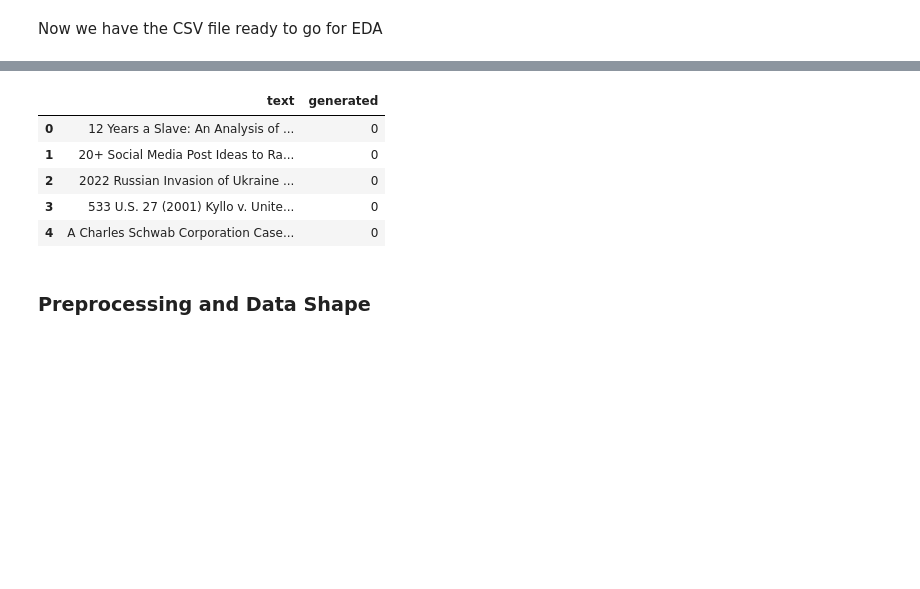
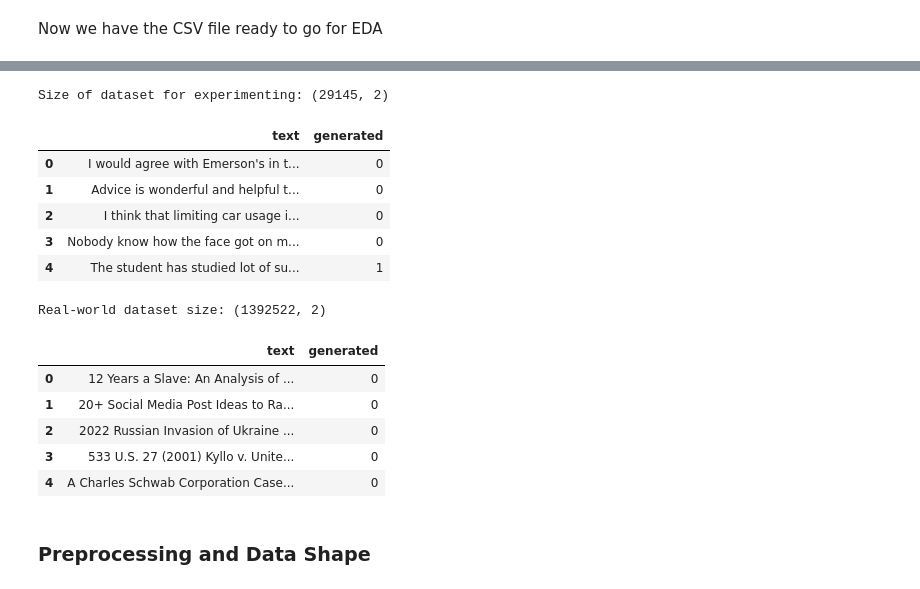
Before and after one commit to ebeckk/ml_text_classifier, a Jupyter notebook: final_project.ipynb, the cells around one changed output, grey strips where cells are left out. Saved outputs shown, nothing was run; the diff lists cells and outputs as text; code cells hidden in the pictures; blank space fills up the shorter version.

```diff
--- a/final_project.ipynb
+++ b/final_project.ipynb
@@ -98,18 +91,30 @@ df = df.sample(frac=1, random_state=42).reset_index(drop=True)
 # %%
 ## experimenting with a dataset (similar) that's 1.39M rows
 large_df = large_df.drop(columns=['id'])
 ## one hot encode source to be 0 = human, 1 = ai-generated, and rename column from source to generated
 large_df['generated'] = large_df['source'].map({'human': 0, 'ai': 1})
 large_df = large_df.drop(columns=['source'])
-large_df = large_df.sample(frac=1, random_state=42).reset_index(drop=True)
-large_df.head()
+# large_df = large_df.sample(frac=1, random_state=42).reset_index(drop=True)
+
+print('Size of dataset for experimenting:', df.shape)
+display(df.head())
+print('Real-world dataset size:', large_df.shape)
+display(large_df.head())
 # %% [output]
+Size of dataset for experimenting: (29145, 2)
 |  | text | generated |
-| 0 | 12 Years a Slave: An Analysis of ... | 0 |
-| 1 | 20+ Social Media Post Ideas to Ra... | 0 |
-| 2 | 2022 Russian Invasion of Ukraine ... | 0 |
-| 3 | 533 U.S. 27 (2001) Kyllo v. Unite... | 0 |
-| 4 | A Charles Schwab Corporation Case... | 0 |
+| 0 | I would agree with Emerson's in t... | 0 |
+| 1 | Advice is wonderful and helpful t... | 0 |
+| 2 | I think that limiting car usage i... | 0 |
+| 3 | Nobody know how the face got on m... | 0 |
+| 4 | The student has studied lot of su... | 1 |
+Real-world dataset size: (1392522, 2)
+|  | text | generated |
+| 0 | 12 Years a Slave: An Analysis of ... | 0 |
+| 1 | 20+ Social Media Post Ideas to Ra... | 0 |
+| 2 | 2022 Russian Invasion of Ukraine ... | 0 |
+| 3 | 533 U.S. 27 (2001) Kyllo v. Unite... | 0 |
+| 4 | A Charles Schwab Corporation Case... | 0 |
 # %% [markdown]
 ### Preprocessing and Data Shape
 # %% [markdown]
```
Also changed, not shown: parts of 3 cells of this notebook.
